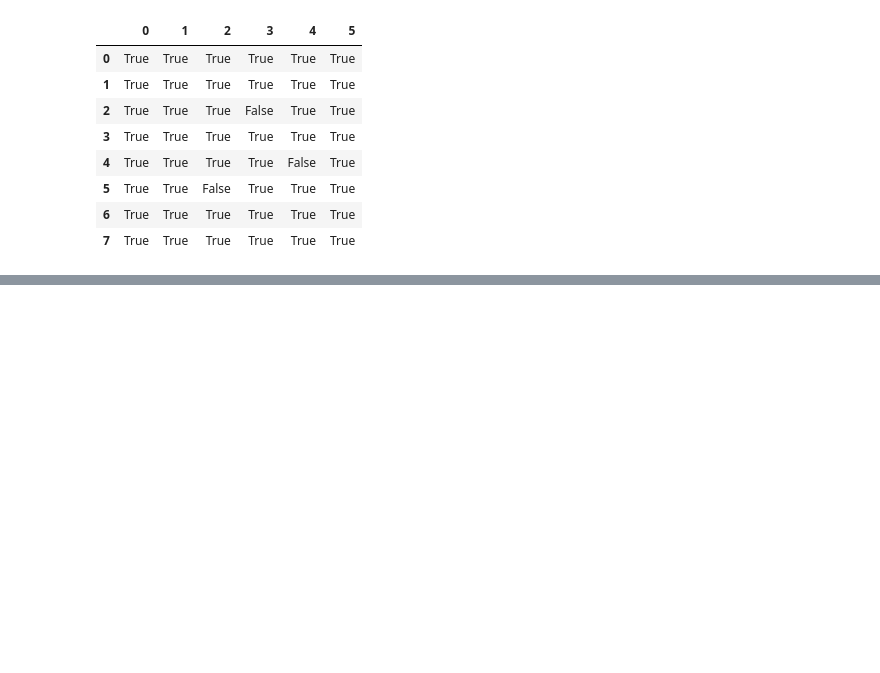
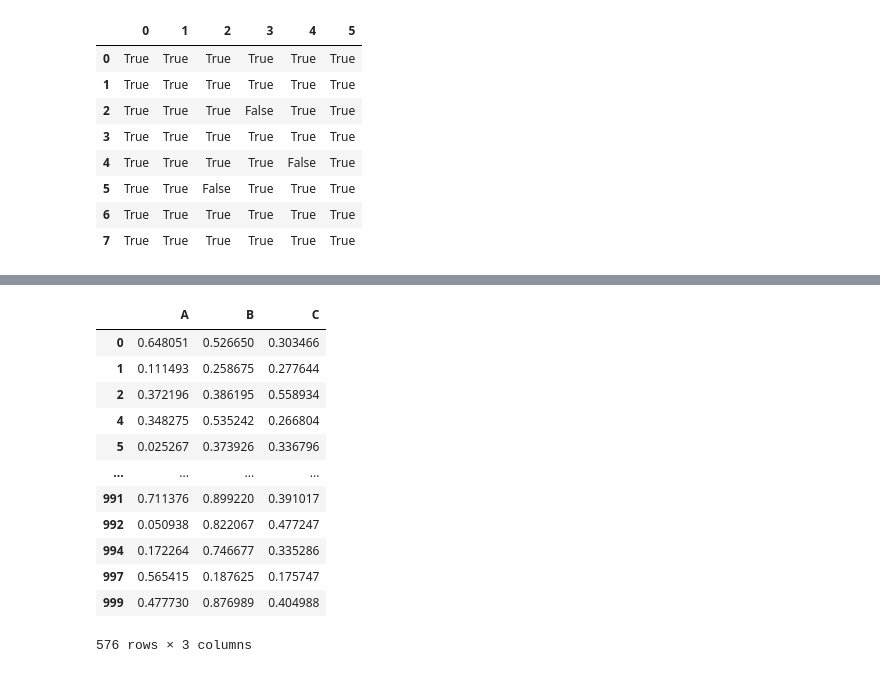
Before and after one commit to LangKeOvO/datecontest, a Jupyter notebook: ttest/temp/基于pandas的数据清洗.ipynb, the cells around one changed output, grey strips where cells are left out. Saved outputs shown, nothing was run; the diff lists cells and outputs as text; code cells hidden in the pictures; blank space fills up the shorter version.

```diff
--- a/ttest/temp/基于pandas的数据清洗.ipynb
+++ b/ttest/temp/基于pandas的数据清洗.ipynb
@@ -89,0 +141,20 @@ df.notnull().all
+# %%
+df = DataFrame(data=np.random.random(size=(1000, 3)), columns=['A', 'B', 'C'])
+# 判定异常值的条件
+twice_std = df['C'].std() * 2
+# ~(df['C'] > twice_std)
+df.loc[~(df['C'] > twice_std)]
+# %% [output]
+|  | A | B | C |
+| 0 | 0.648051 | 0.526650 | 0.303466 |
+| 1 | 0.111493 | 0.258675 | 0.277644 |
+| 2 | 0.372196 | 0.386195 | 0.558934 |
+| 4 | 0.348275 | 0.535242 | 0.266804 |
+| 5 | 0.025267 | 0.373926 | 0.336796 |
+| ... | ... | ... | ... |
+| 991 | 0.711376 | 0.899220 | 0.391017 |
+| 992 | 0.050938 | 0.822067 | 0.477247 |
+| 994 | 0.172264 | 0.746677 | 0.335286 |
+| 997 | 0.565415 | 0.187625 | 0.175747 |
+| 999 | 0.477730 | 0.876989 | 0.404988 |
+576 rows × 3 columns
```
Also changed, not shown: parts of 9 cells of this notebook, 21 other files.
